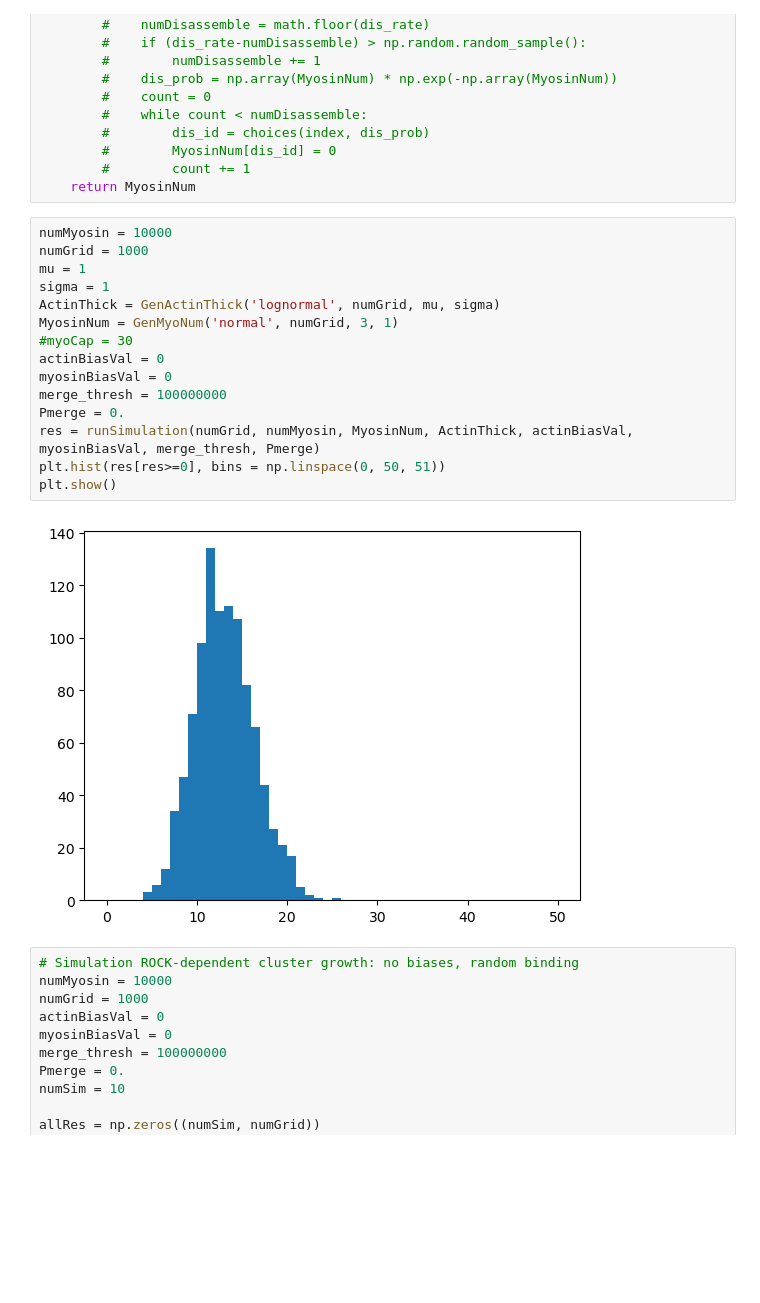
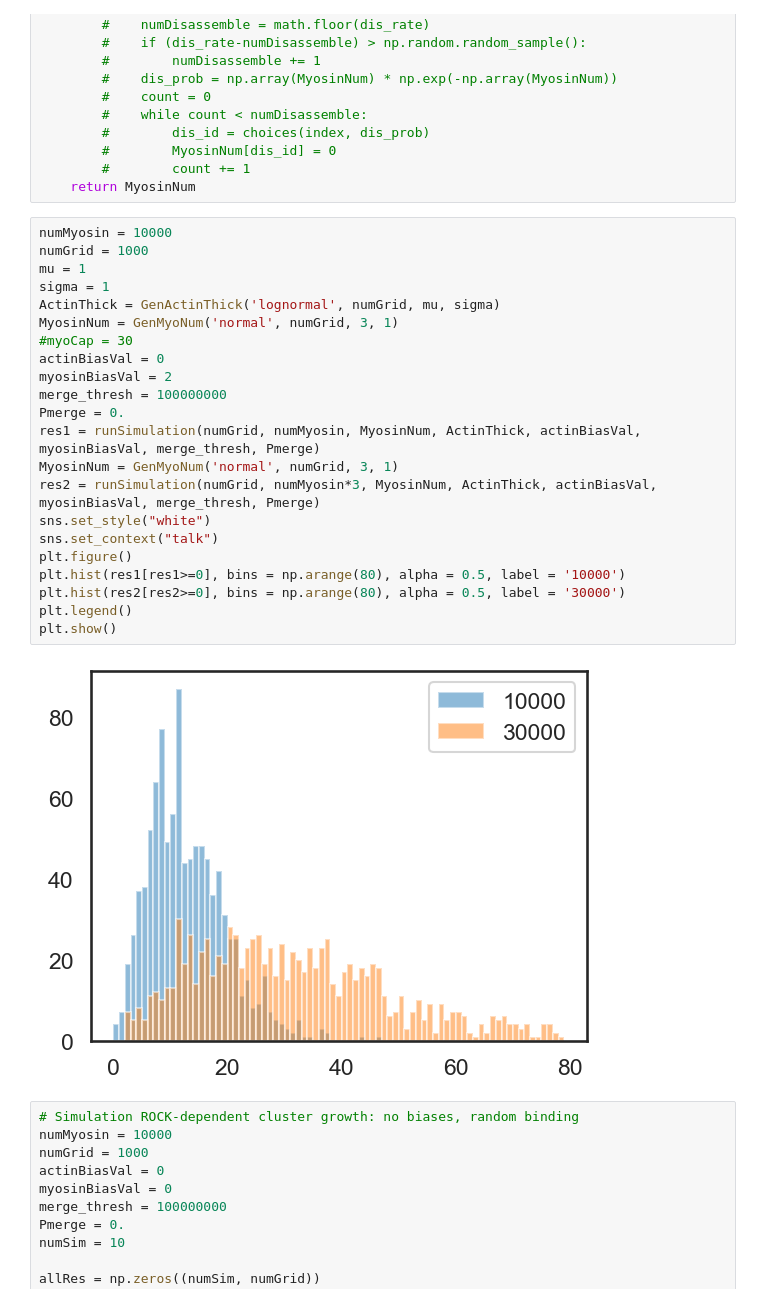
Before and after one commit to WHChou/Myosin-cluster-simulation, a Jupyter notebook: MyosinBinding_v2.ipynb, the cells around one changed output. Cells and saved outputs as stored; diff of their text form; blank space fills up the shorter version.

Commit message:
test increasing numMyosin

```diff
--- a/MyosinBinding_v2.ipynb
+++ b/MyosinBinding_v2.ipynb
@@ -185,20 +185,27 @@ def runSimulation(numGrid, numMyosin, MyosinNum, ActinThick, actinBiasVal, myosi
 # %%
 numMyosin = 10000
 numGrid = 1000
 mu = 1
 sigma = 1
 ActinThick = GenActinThick('lognormal', numGrid, mu, sigma)
 MyosinNum = GenMyoNum('normal', numGrid, 3, 1)
 #myoCap = 30
 actinBiasVal = 0
-myosinBiasVal = 0
+myosinBiasVal = 2
 merge_thresh = 100000000
 Pmerge = 0.
-res = runSimulation(numGrid, numMyosin, MyosinNum, ActinThick, actinBiasVal, myosinBiasVal, merge_thresh, Pmerge)
-plt.hist(res[res>=0], bins = np.linspace(0, 50, 51))
+res1 = runSimulation(numGrid, numMyosin, MyosinNum, ActinThick, actinBiasVal, myosinBiasVal, merge_thresh, Pmerge)
+MyosinNum = GenMyoNum('normal', numGrid, 3, 1)
+res2 = runSimulation(numGrid, numMyosin*3, MyosinNum, ActinThick, actinBiasVal, myosinBiasVal, merge_thresh, Pmerge)
+sns.set_style("white")
+sns.set_context("talk")
+plt.figure()
+plt.hist(res1[res1>=0], bins = np.arange(80), alpha = 0.5, label = '10000')
+plt.hist(res2[res2>=0], bins = np.arange(80), alpha = 0.5, label = '30000')
+plt.legend()
 plt.show()
 # %% [output]
-[figure, old version]
+[figure, new version]
 # %%
 # Simulation ROCK-dependent cluster growth: no biases, random binding
 numMyosin = 10000
```
